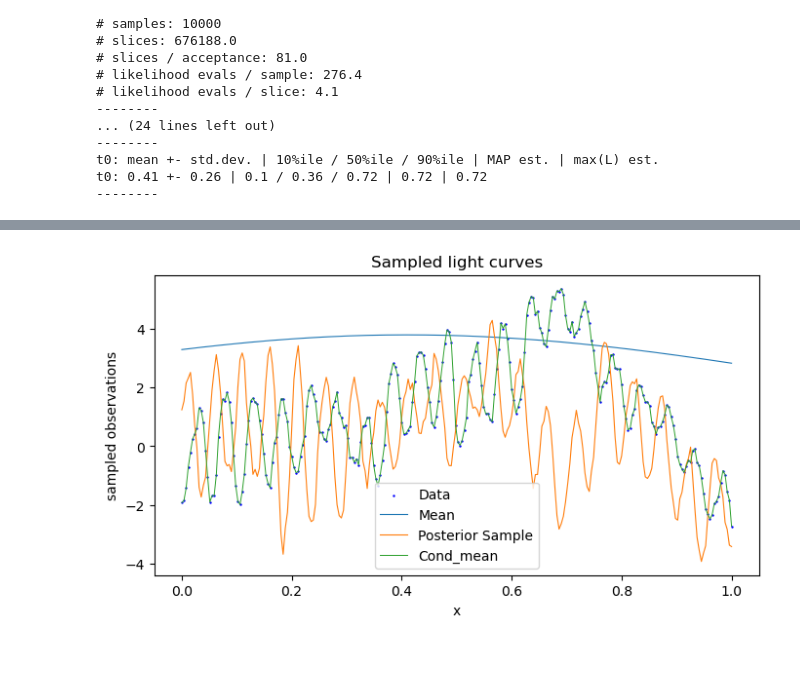
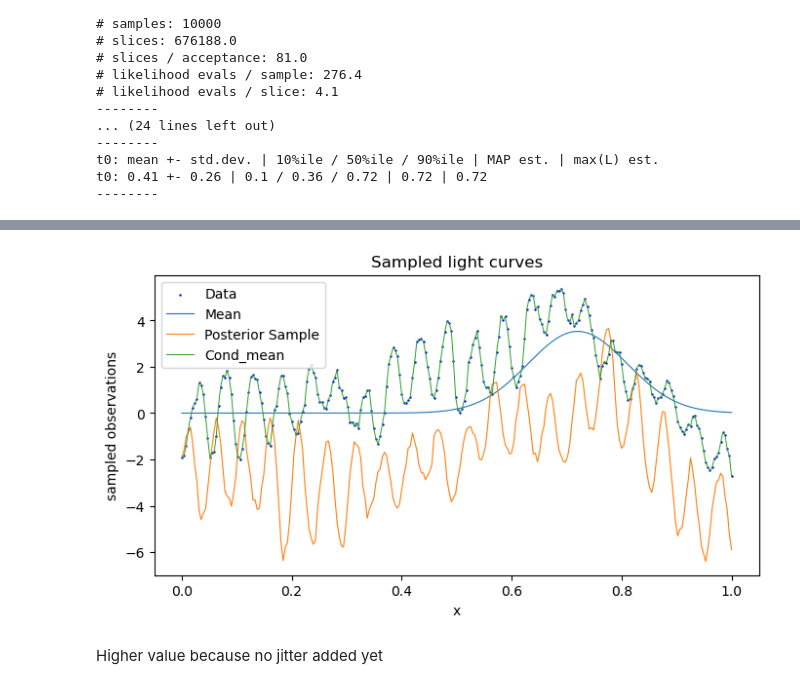
Before and after one commit to Gaurav17Joshi/ProofOfConcept, a Jupyter notebook: Simulating_evidence.ipynb, the cells around one changed output, grey strips where cells are left out. Drawn from its saved outputs; the diff is of its cells as text; code cells hidden in the pictures; blank space fills up the shorter version.

```diff
--- a/Simulating_evidence.ipynb
+++ b/Simulating_evidence.ipynb
@@ -342,25 +321,25 @@ WARNING[2023-06-07 01:49:28,579]: No artists with labels found to put in legend.
 # %%
 fig, ax = plt.subplots(1, 1, figsize=(8, 4))
 ax.scatter(Times, lightcurve.T, lw=0.7, color = "b", label = "Data", s = 1)
 
 post_qpoparams = {
-    "arn": 7.1,    "crn": 1.27,
-    "aqpo": 2.5,    "cqpo": 0.51,    "freq": 19.79
+    "arn": 5.71,    "crn": 1.35,
+    "aqpo": 2.46,    "cqpo": 0.33,    "freq": 19.64
 }
 post_qpomeanparams = {
-    "A": 3.8,    "t0": 0.41,    "sig": 0.77
+    "A": 3.53,    "t0": 0.72,    "sig": 0.09
 }
 
 gp = build_gp(post_qpoparams, post_qpomeanparams, Times, kernel_type = "QPO_plus_RN")
 _ , cond_gp = gp.condition(lightcurve)
 ax.plot(Times, gp.mean, lw=0.8, label = "Mean")
 ax.plot(Times, gp.sample(jax.random.PRNGKey(7)), lw=0.8, label = "Posterior Sample")
 # When we are using the same key, then very similar samples are drawn
 ax.plot(Times, cond_gp.mean, lw = 0.7, label = "Cond_mean")
 # ax.plot(Times, RNresults.posterior_samples["mean"].T, lw=0.8, color = "r", label = "Mean")
 ax.set_xlabel("x")
 ax.set_ylabel("sampled observations")
 ax.legend()
 _ = plt.title("Sampled light curves")
 # %% [output]
-[figure, old version]
+[figure, new version]
@@ -367,2 +348,4 @@ _ = plt.title("Sampled light curves")
+# %% [markdown]
+Higher value because no jitter added yet
 # %%
 BFrn, BFlqpo, BFhqpo = make_evidence_histogram(n = 5)
```
Also changed, not shown: parts of 7 cells of this notebook, 4 other files.
